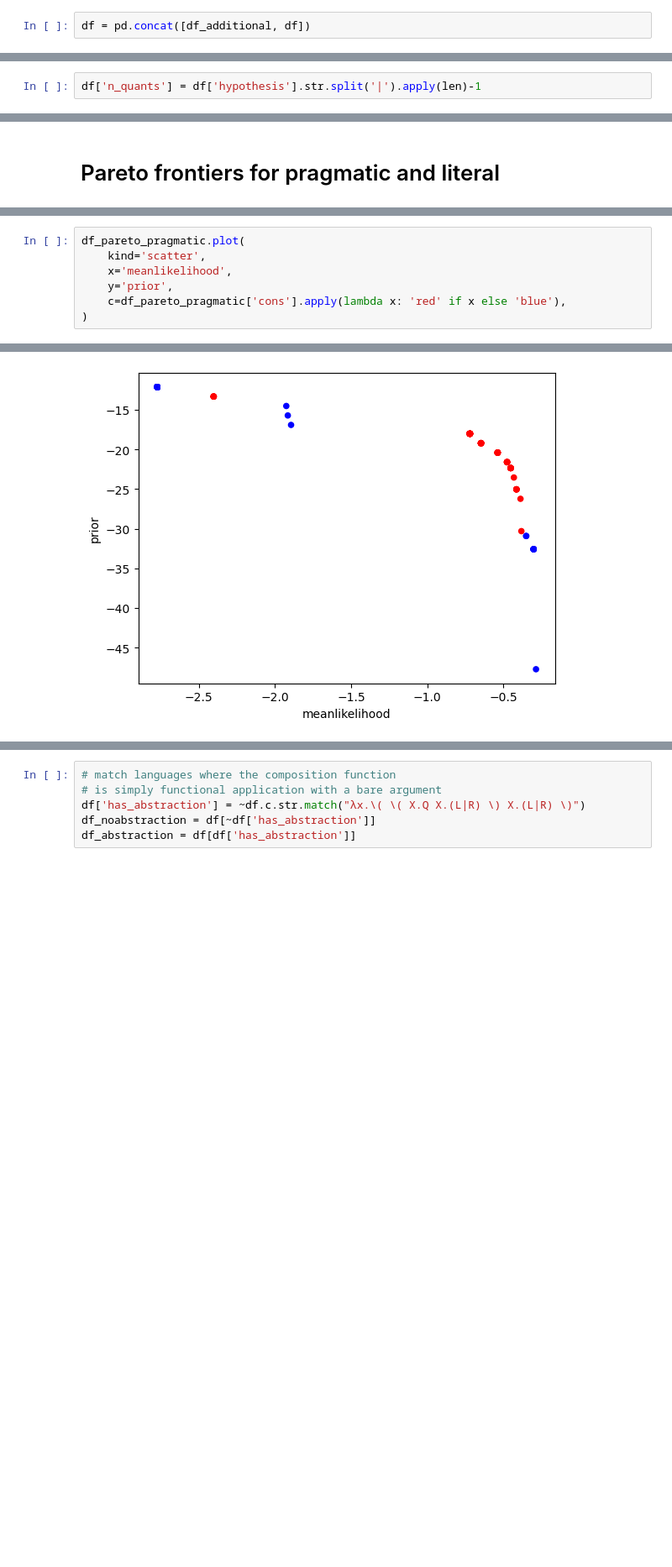
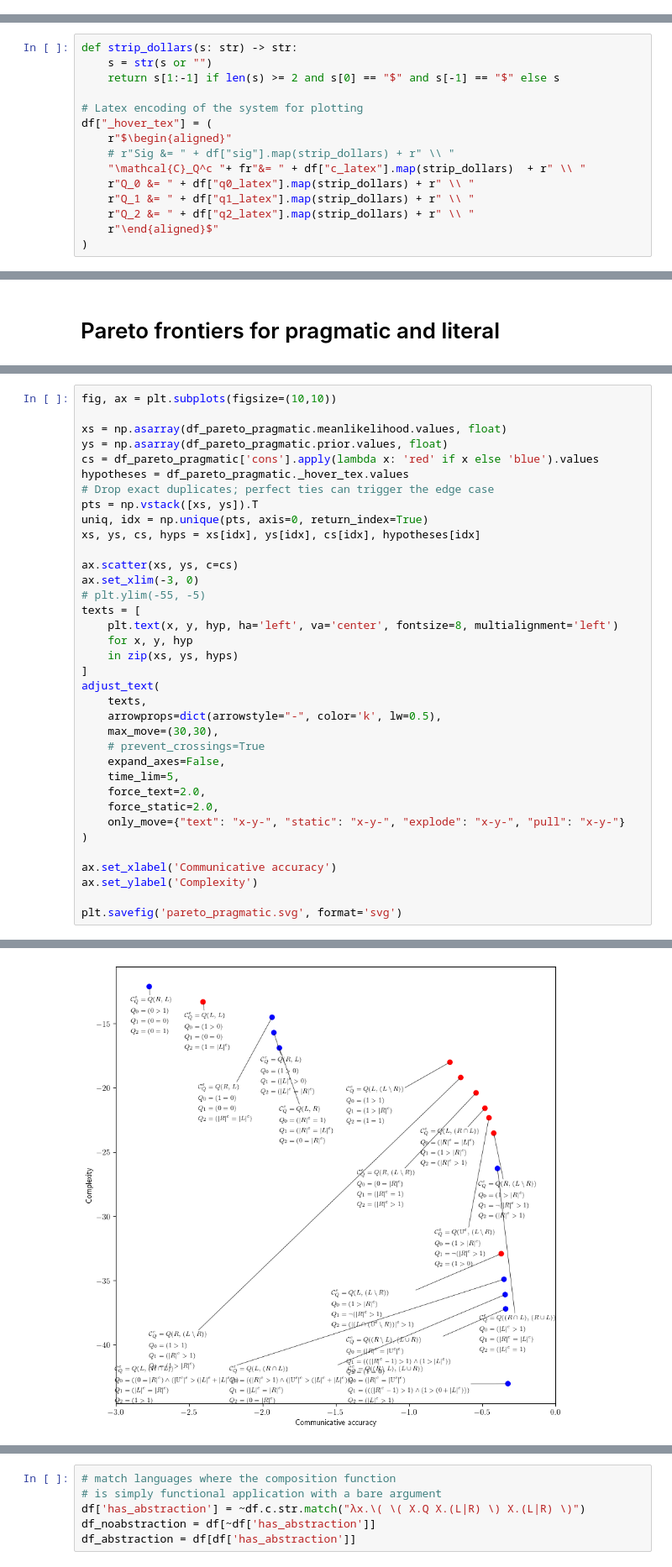
Before and after one commit to thelogicalgrammar/compositionalModes, a Jupyter notebook: analysis/quantifiers/analysis.ipynb, the cells around one changed output, grey strips where cells are left out. Shown at 84% size. Cells and saved outputs as stored; diff of their text form; blank space fills up the shorter version.

```diff
--- a/analysis/quantifiers/analysis.ipynb
+++ b/analysis/quantifiers/analysis.ipynb
@@ -393,2 +387,0 @@ processing hypothesis data
-# %%
-df = pd.concat([df_additional, df])
@@ -395,3 +427,18 @@ df = pd.concat([df_additional, df])
+# %%
+def strip_dollars(s: str) -> str:
+    s = str(s or "")
+    return s[1:-1] if len(s) >= 2 and s[0] == "$" and s[-1] == "$" else s
+
+# Latex encoding of the system for plotting
+df["_hover_tex"] = (
+    r"$\begin{aligned}"
+    # r"Sig &= " + df["sig"].map(strip_dollars) + r" \\ "
+    "\mathcal{C}_Q^c "+ fr"&= " + df["c_latex"].map(strip_dollars)  + r" \\ "
+    r"Q_0 &= " + df["q0_latex"].map(strip_dollars) + r" \\ "
+    r"Q_1 &= " + df["q1_latex"].map(strip_dollars) + r" \\ "
+    r"Q_2 &= " + df["q2_latex"].map(strip_dollars) + r" \\ "
+    r"\end{aligned}$"
+)
 # %%
 df.iloc[2000]['hypothesis']
 # %% [output]
@@ -399,5 +446,3 @@ df.iloc[2000]['hypothesis']
-# %%
-df['n_quants'] = df['hypothesis'].str.split('|').apply(len)-1
 # %%
 df
 # %% [output]
@@ -506,8 +638,37 @@ df_pareto = pd.concat([df_pareto_literal, df_pareto_pragmatic])
 # %%
-df_pareto_pragmatic.plot(
-    kind='scatter',
-    x='meanlikelihood',
-    y='prior',
-    c=df_pareto_pragmatic['cons'].apply(lambda x: 'red' if x else 'blue'),
+fig, ax = plt.subplots(figsize=(10,10))
+
+xs = np.asarray(df_pareto_pragmatic.meanlikelihood.values, float)
+ys = np.asarray(df_pareto_pragmatic.prior.values, float)
+cs = df_pareto_pragmatic['cons'].apply(lambda x: 'red' if x else 'blue').values
+hypotheses = df_pareto_pragmatic._hover_tex.values
+# Drop exact duplicates; perfect ties can trigger the edge case
+pts = np.vstack([xs, ys]).T
+uniq, idx = np.unique(pts, axis=0, return_index=True)
+xs, ys, cs, hyps = xs[idx], ys[idx], cs[idx], hypotheses[idx]
+
+ax.scatter(xs, ys, c=cs)
+ax.set_xlim(-3, 0)
+# plt.ylim(-55, -5)
+texts = [
+    plt.text(x, y, hyp, ha='left', va='center', fontsize=8, multialignment='left')
+    for x, y, hyp
+    in zip(xs, ys, hyps)
+]
+adjust_text(
+    texts,
+    arrowprops=dict(arrowstyle="-", color='k', lw=0.5),
+    max_move=(30,30),
+    # prevent_crossings=True
+    expand_axes=False,
+    time_lim=5,
+    force_text=2.0,
+    force_static=2.0,
+    only_move={"text": "x-y-", "static": "x-y-", "explode": "x-y-", "pull": "x-y-"}
 )
+
+ax.set_xlabel('Communicative accuracy')
+ax.set_ylabel('Complexity')
+
+plt.savefig('pareto_pragmatic.svg', format='svg')
 # %% [output]
@@ -515 +675 @@ df_pareto_pragmatic.plot(
-[figure, old version]
+[figure, new version]
```
Also changed, not shown: parts of 44 cells of this notebook, 38 other files.
